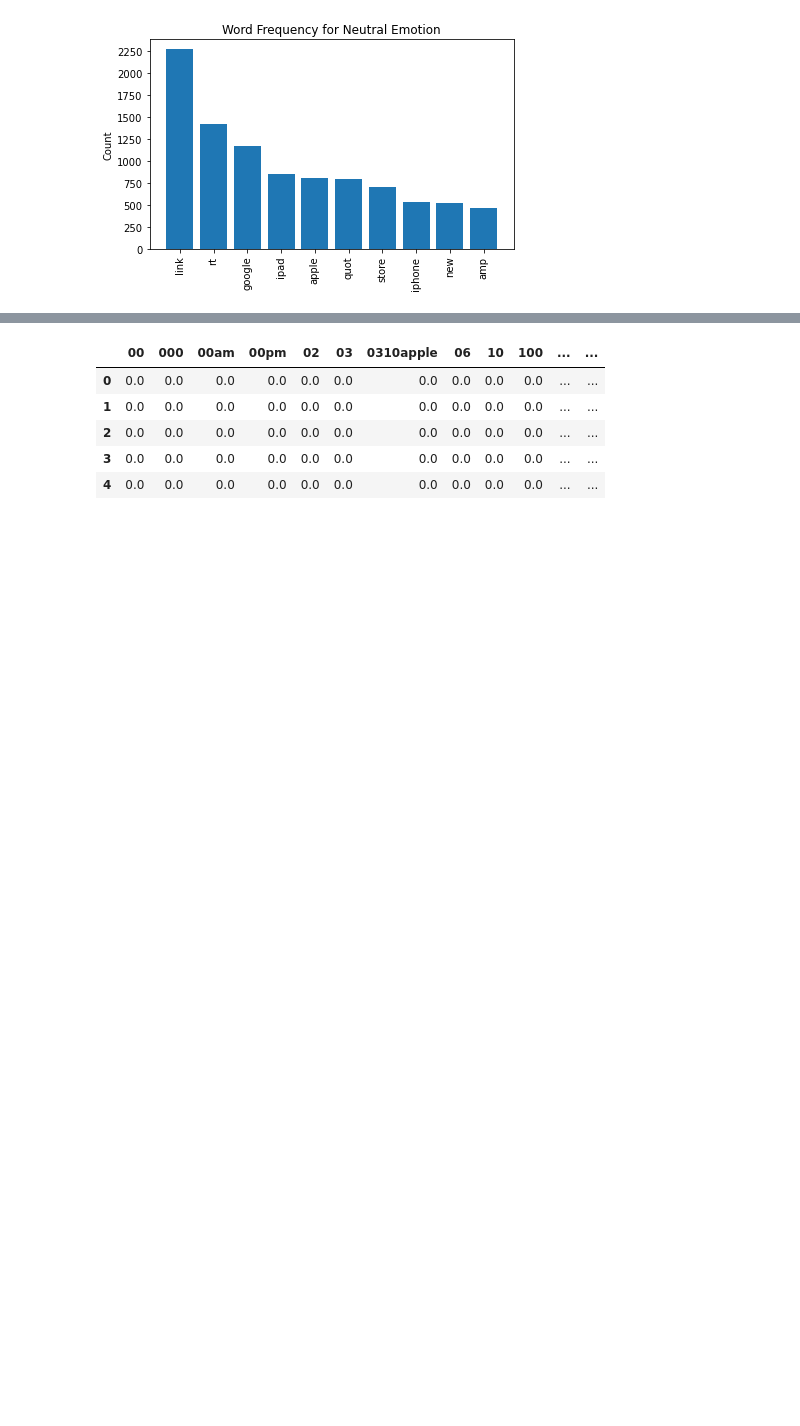
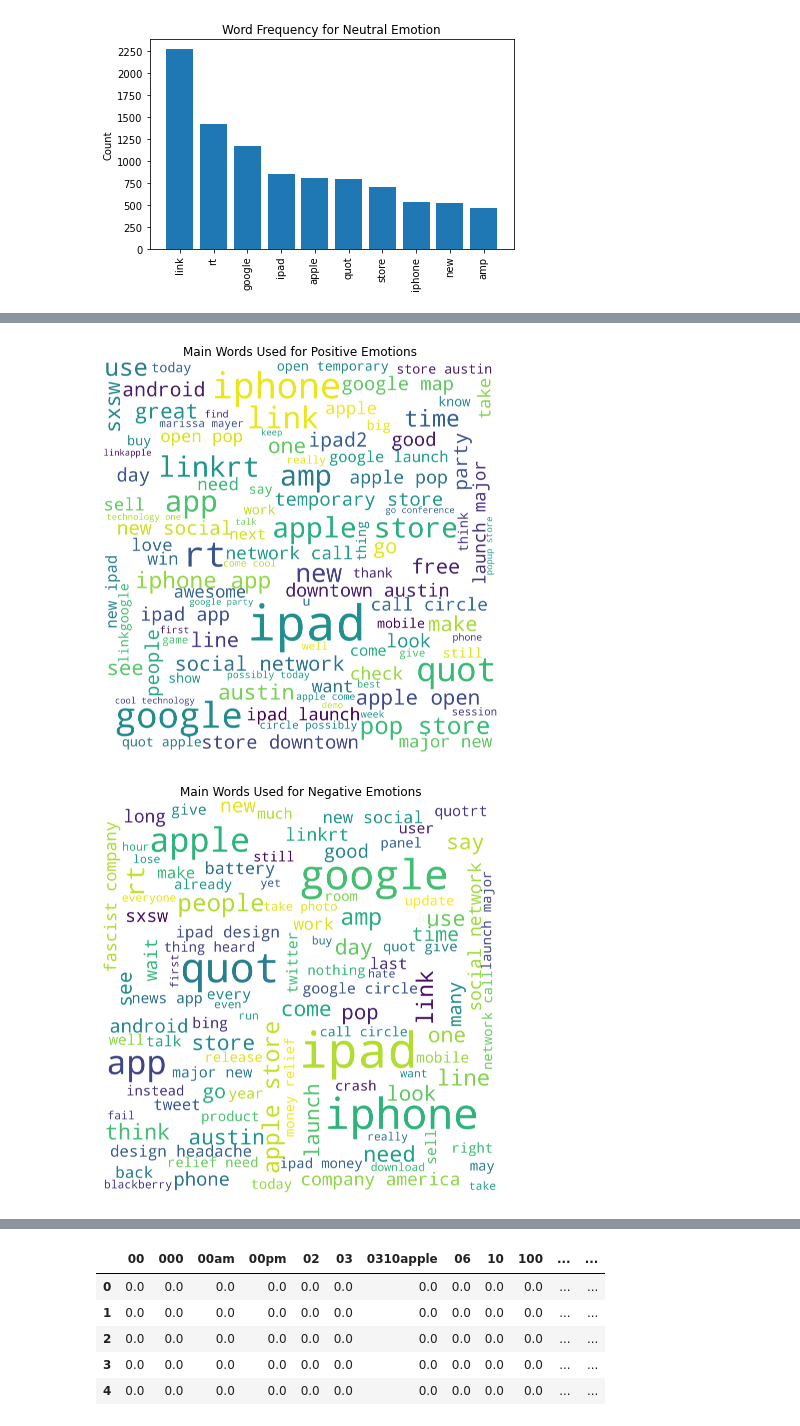
Before and after one commit to VolhaP87/Twitter_Sentiment_Analysis, a Jupyter notebook: Untitled.ipynb, the cells around one changed output, grey strips where cells are left out. Cells and saved outputs as stored; diff of their text form; code cells hidden in the pictures; blank space fills up the shorter version.

Commit message:
Plot WordCloud

```diff
--- a/Untitled.ipynb
+++ b/Untitled.ipynb
@@ -379,3 +379,29 @@ X_train.head()
 | 8759 | fuck i love austin. just left the... | Positive emotion | [fuck, love, austin, just, left, ... | [fuck, love, austin, left, youtub... | [(fuck, v), (love, n), (austin, n... | [fuck, love, austin, leave, youtu... | fuck love austin leave youtube go... |
 | 5021 | spotted something rare a few minu... | Neutral emotion | [spotted, something, rare, few, m... | [spotted, something, rare, minute... | [(spotted, v), (something, n), (r... | [spot, something, rare, minute, a... | spot something rare minute ago ph... |
 | 3210 | fyi rt i'll be at the austin conv... | Neutral emotion | [fyi, rt, ll, be, at, the, austin... | [fyi, rt, austin, convention, cen... | [(fyi, n), (rt, n), (austin, a), ... | [fyi, rt, austin, convention, cen... | fyi rt austin convention center t... |
+# %%
+from wordcloud import WordCloud
+positive_wc = ''.join(X_train[X_train['category']=='Positive emotion'].lemmatized_text)
+negative_wc = ''.join(X_train[X_train['category']=='Negative emotion'].lemmatized_text)
+neutral_wc = ''.join(X_train[X_train['category']=='Neutral emotion'].lemmatized_text)
+
+def create_wordcloud(wordcloud, title):
+    wordcloud = WordCloud(
+    max_font_size=100,
+    max_words=100,
+    background_color="white",
+    scale=10,
+    width=800,
+    height=800).generate(wordcloud)
+    fig, ax = plt.subplots(figsize=(6,6))
+    fig.set_tight_layout(True)
+    ax.set_title(title)
+    ax.imshow(wordcloud, interpolation="bilinear")
+    ax.axis("off")
+
+create_wordcloud(positive_wc, "Main Words Used for Positive Emotions")
+create_wordcloud(negative_wc, "Main Words Used for Negative Emotions")
+create_wordcloud(neutral_wc, "Main Words Used for Neutral Emotions")
+# %% [output]
+[figure, added]
+[figure, added]
```
Also changed, not shown: parts of 15 cells of this notebook.
